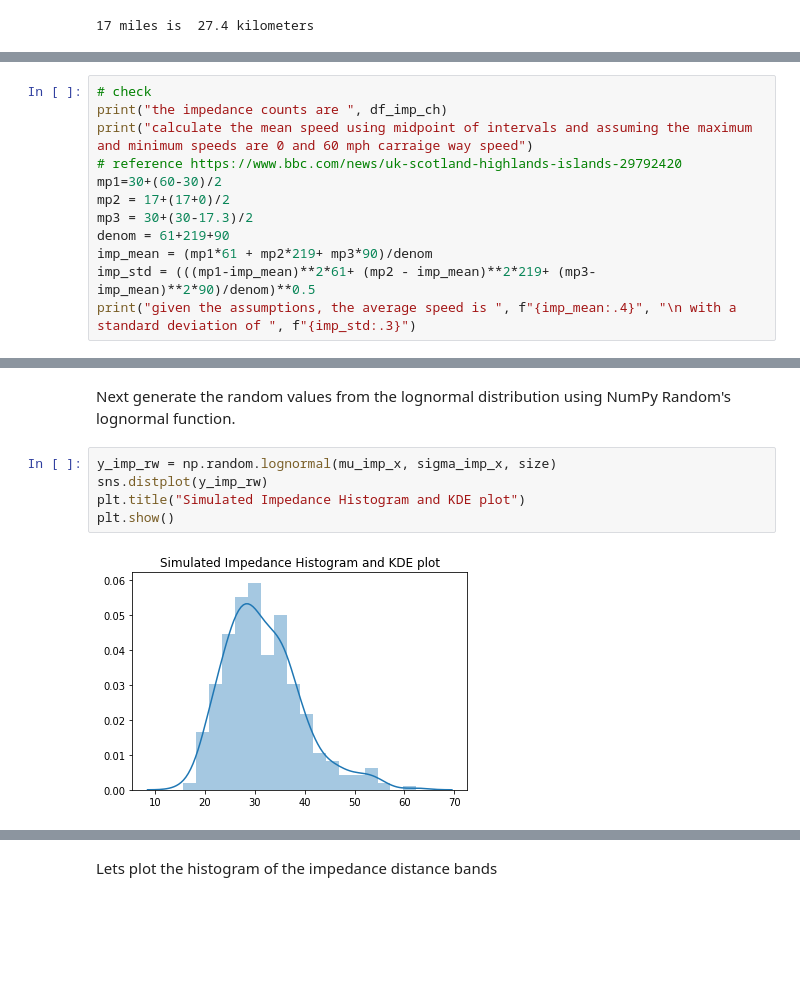
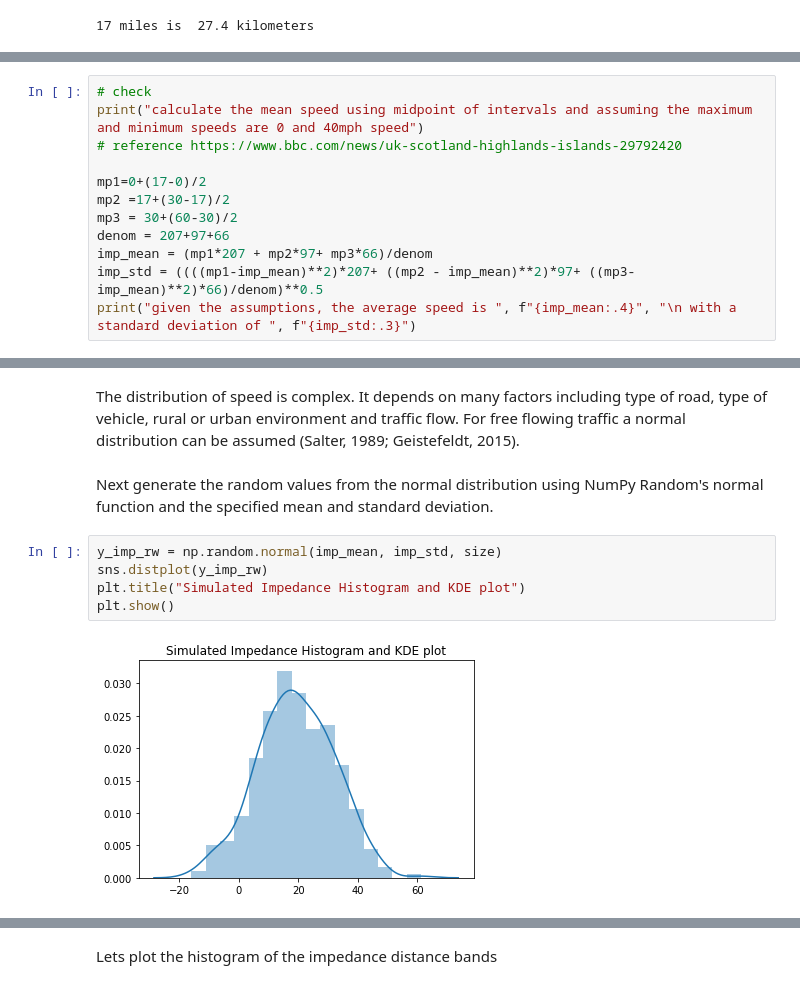
Before and after one commit to Osheah/commute-stress, a Jupyter notebook: commute-stress.ipynb, the cells around one changed output, grey strips where cells are left out. Saved outputs shown, nothing was run; the diff lists cells and outputs as text; blank space fills up the shorter version.

```diff
--- a/commute-stress.ipynb
+++ b/commute-stress.ipynb
@@ -1085,13 +1088,13 @@ For this reason it was decided to use Cassidy's own data in calculating paramete
 # %%
 # check
-print("the impedance counts are ", df_imp_ch)
-print("calculate the mean speed using midpoint of intervals and assuming the maximum and minimum speeds are 0 and 60 mph carraige way speed")
+print("calculate the mean speed using midpoint of intervals and assuming the maximum and minimum speeds are 0 and 40mph speed")
 # reference https://www.bbc.com/news/uk-scotland-highlands-islands-29792420
-mp1=30+(60-30)/2
-mp2 = 17+(17+0)/2
-mp3 = 30+(30-17.3)/2
-denom = 61+219+90
-imp_mean = (mp1*61 + mp2*219+ mp3*90)/denom
-imp_std = (((mp1-imp_mean)**2*61+ (mp2 - imp_mean)**2*219+ (mp3-imp_mean)**2*90)/denom)**0.5
+
+mp1=0+(17-0)/2
+mp2 =17+(30-17)/2
+mp3 = 30+(60-30)/2
+denom = 207+97+66
+imp_mean = (mp1*207 + mp2*97+ mp3*66)/denom
+imp_std = ((((mp1-imp_mean)**2)*207+ ((mp2 - imp_mean)**2)*97+ ((mp3-imp_mean)**2)*66)/denom)**0.5
 print("given the assumptions, the average speed is ", f"{imp_mean:.4}", "\n with a standard deviation of ", f"{imp_std:.3}")
 # %% [output]
@@ -1118,12 +1104,14 @@ The parameters for the lognormal duration distribution are mean of  3.42  and st
+# %% [markdown]
+The distribution of speed is complex. It depends on many factors including type of road, type of vehicle, rural or urban environment and traffic flow. For free flowing traffic a normal distribution can be assumed (Salter, 1989; Geistefeldt, 2015).
 # %% [markdown]
-Next generate the random values from the lognormal distribution using NumPy Random's lognormal function.
+Next generate the random values from the normal distribution using NumPy Random's normal function and the specified mean and standard deviation.
 # %%
-y_imp_rw = np.random.lognormal(mu_imp_x, sigma_imp_x, size)
+y_imp_rw = np.random.normal(imp_mean, imp_std, size)
 sns.distplot(y_imp_rw)
 plt.title("Simulated Impedance Histogram and KDE plot")
 plt.show()
 # %% [output]
-[figure, old version]
+[figure, new version]
 # %%
 y_imp_rw
 # change numbers to bands but before this put in series
```
Also changed, not shown: parts of 129 cells of this notebook.
